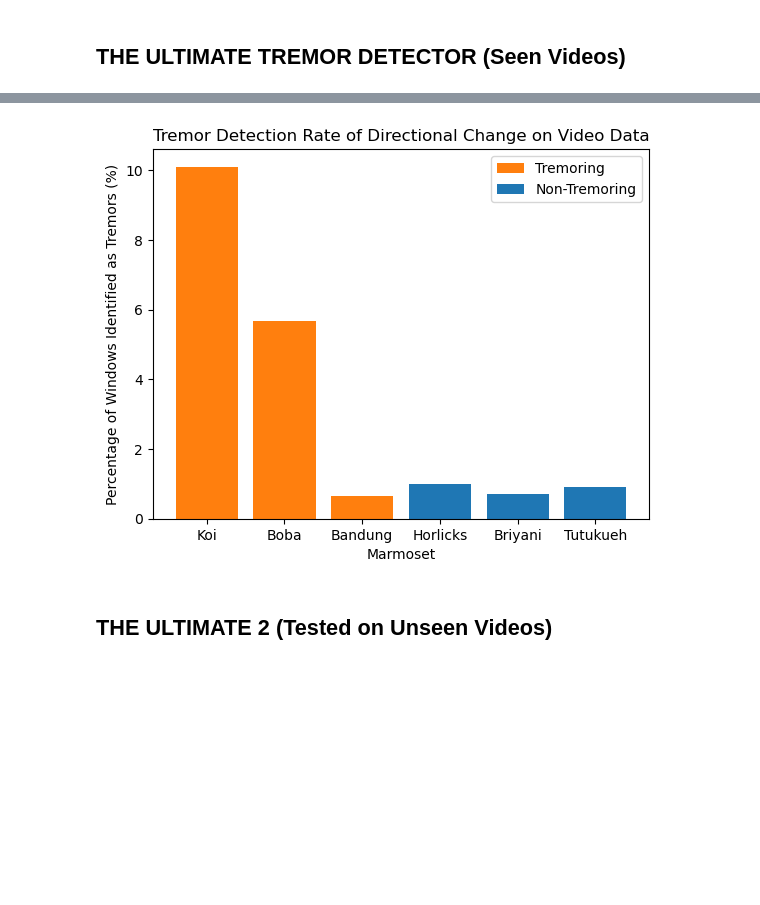
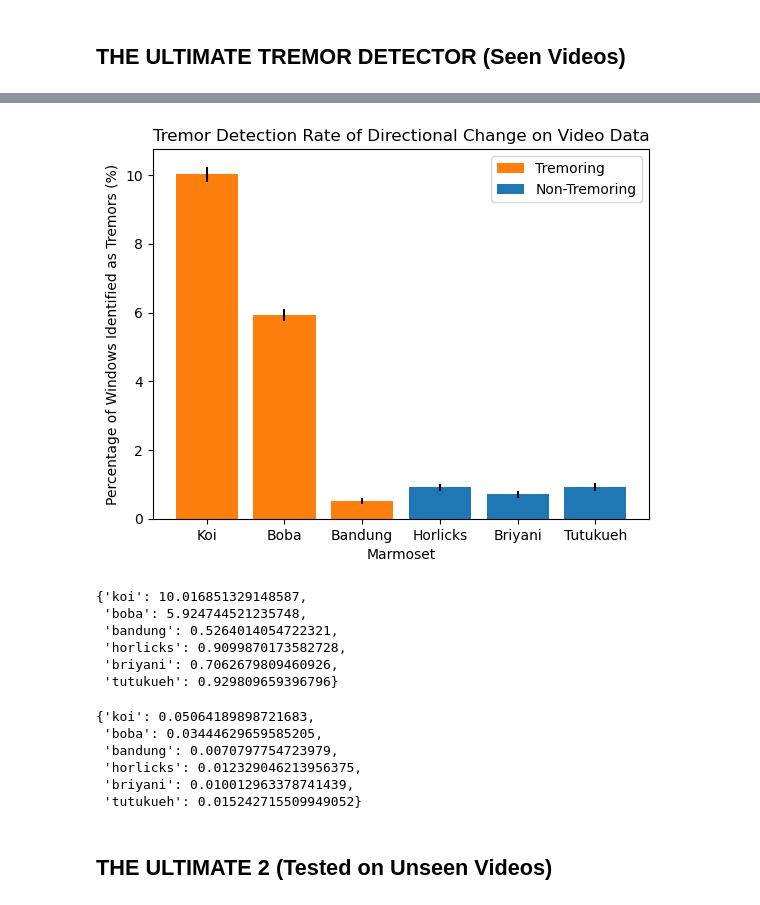
Before and after one commit to russell-ykh/monke, a Jupyter notebook: final_report.ipynb, the cells around one changed output, grey strips where cells are left out. Saved outputs shown, nothing was run; the diff lists cells and outputs as text; code cells hidden in the pictures; blank space fills up the shorter version.

```diff
--- a/final_report.ipynb
+++ b/final_report.ipynb
@@ -413 +418,8 @@ plt.show()
+# %%
+ultimate_results = {}
+ultimate_tremors = {}
+
+for name in names_all:
+    ultimate_results[name] = []
+    ultimate_tremors[name] = []
 # %%
@@ -434,8 +466,0 @@ RandomForestClassifier(class_weight='balanced')
-# %%
-ultimate_results = {}
-ultimate_tremors = {}
-
-for test_name in names_all:
-    this_res = mc.test_classify(ultimate_detector, test_data[test_name], test_labels[test_name])
-    ultimate_results[test_name] = this_res
-    ultimate_tremors[test_name] = 100 * (np.count_nonzero(this_res["predictions"]) / len(this_res["predictions"]))
@@ -442,16 +507,42 @@ for test_name in names_all:
+# %%
+avg_ult = {}
+std_ult = {}
+
+for name in names_all:
+    avg_ult[name] = np.mean(ultimate_tremors[name])
+    std_ult[name] = np.std(ultimate_tremors[name])
 # %%
-bar_heights = list(ultimate_tremors.values())
-x_ticks = [key.capitalize() for key in ultimate_tremors.keys()]
-plt.bar(x_ticks[:3], bar_heights[:3], color="tab:orange", label="Tremoring")
-plt.bar(x_ticks[3:], bar_heights[3:], color="tab:blue", label="Non-Tremoring")
+bar_heights = list(avg_ult.values())
+x_ticks = [key.capitalize() for key in avg_ult.keys()]
+y_err = list(std_ult.values())
+plt.bar(x_ticks[:3], bar_heights[:3], color="tab:orange", label="Tremoring", yerr=y_err[:3])
+plt.bar(x_ticks[3:], bar_heights[3:], color="tab:blue", label="Non-Tremoring", yerr=y_err[3:])
 plt.xlabel("Marmoset")
 plt.ylabel("Percentage of Windows Identified as Tremors (%)")
 plt.title("Tremor Detection Rate of Directional Change on Video Data")
 plt.legend()
 plt.savefig(path.join(cd, "final_report_graphs", "tremor_detection_seen.png"), dpi=300)
 plt.show()
 # %% [output]
-[figure, old version]
+[figure, new version]
+# %%
+avg_ult
+# %% [output]
+{'koi': 10.016851329148587,
+ 'boba': 5.924744521235748,
+ 'bandung': 0.5264014054722321,
+ 'horlicks': 0.9099870173582728,
+ 'briyani': 0.7062679809460926,
+ 'tutukueh': 0.929809659396796}
+# %%
+var_ult
+# %% [output]
+{'koi': 0.05064189898721683,
+ 'boba': 0.03444629659585205,
+ 'bandung': 0.0070797754723979,
+ 'horlicks': 0.012329046213956375,
+ 'briyani': 0.010012963378741439,
+ 'tutukueh': 0.015242715509949052}
 # %% [markdown]
 ## THE ULTIMATE 2 (Tested on Unseen Videos)
 # %%
```
Also changed, not shown: parts of 22 cells of this notebook, 13 other files.
